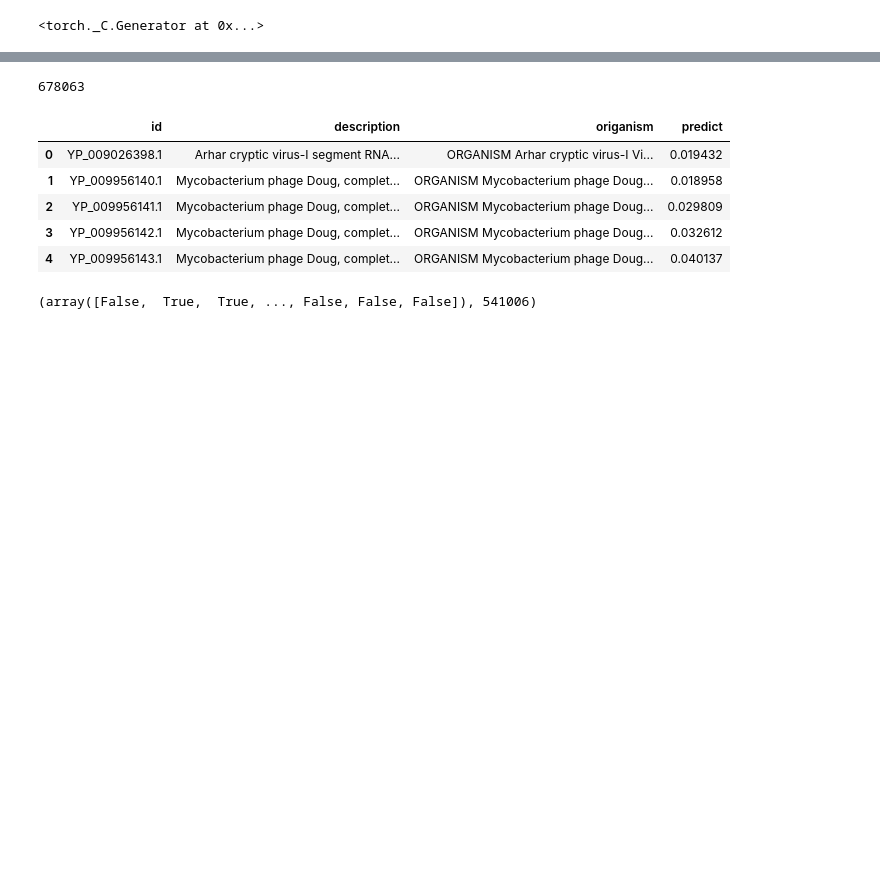
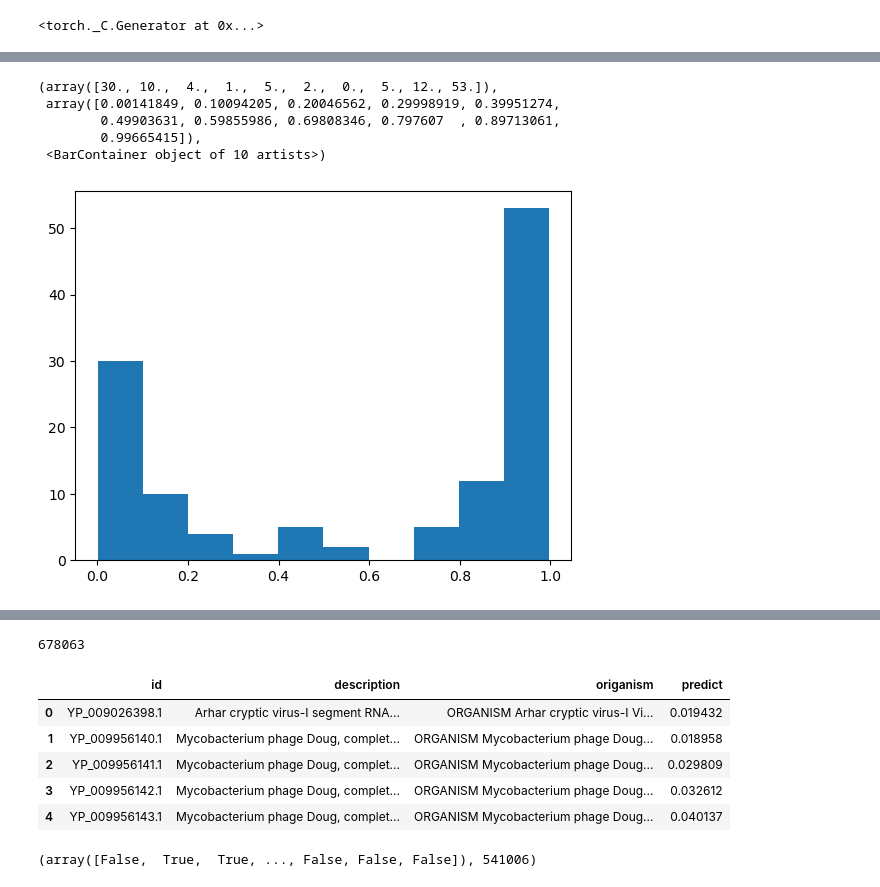
Before and after one commit to tyfei0216/ionChannel, a Jupyter notebook: test.ipynb, the cells around one changed output, grey strips where cells are left out. Saved outputs shown, nothing was run; the diff lists cells and outputs as text; code cells hidden in the pictures; blank space fills up the shorter version.

```diff
--- a/test.ipynb
+++ b/test.ipynb
@@ -98,0 +62,13 @@ clsmodel.load_state_dict(torch.load("./ckpts/Lora32unFix3/last-v1.ckpt", map_loc
+# %%
+pos = ["/home/tyfei/datasets/ion_channel/Interprot/ion_channel/mmseqs_kingdom/Archaea.pkl",
+        "/home/tyfei/datasets/ion_channel/Interprot/ion_channel/mmseqs_kingdom/Bacteria.pkl",
+        "/home/tyfei/datasets/ion_channel/Interprot/ion_channel/mmseqs_kingdom/Eukaryota.pkl",
+        "/home/tyfei/datasets/ion_channel/Interprot/ion_channel/mmseqs_kingdom/interpro.pkl",
+        "/home/tyfei/datasets/ion_channel/Interprot/ion_channel/mmseqs_kingdom/profile.pkl"
+    ]
+neg = ["/home/tyfei/datasets/ion_channel/Interprot/Negative_sample/refseq_rmdup_mmseq_noTMHMM.pkl",
+        "/home/tyfei/datasets/ion_channel/Interprot/Negative_sample/refseq_rmdup_mmseq_TMHMM_keywords.pkl",
+        "/home/tyfei/datasets/ion_channel/Interprot/Negative_sample/virus_proteins_rmdup_clean_X0.1_TMHMM_mmseq_keywords_norefseq.pkl",
+        "/home/tyfei/datasets/ion_channel/Interprot/Negative_sample/interpro_neg.pkl"
+    ]
+test = ["/data/yangziyue/Ion_channel/data/TEST_refseq_rmdup_mmseq_TMHMM.pkl"]
@@ -128,0 +201,12 @@ res
+# %%
+pre = torch.stack(res).numpy()
+len(pre)
+import matplotlib.pyplot as plt
+plt.hist(pre)
+# %% [output]
+(array([30., 10.,  4.,  1.,  5.,  2.,  0.,  5., 12., 53.]),
+ array([0.00141849, 0.10094205, 0.20046562, 0.29998919, 0.39951274,
+        0.49903631, 0.59855986, 0.69808346, 0.797607  , 0.89713061,
+        0.99665415]),
+ <BarContainer object of 10 artists>)
+[figure, added]
```
Also changed, not shown: parts of 34 cells of this notebook, 6 other files.
